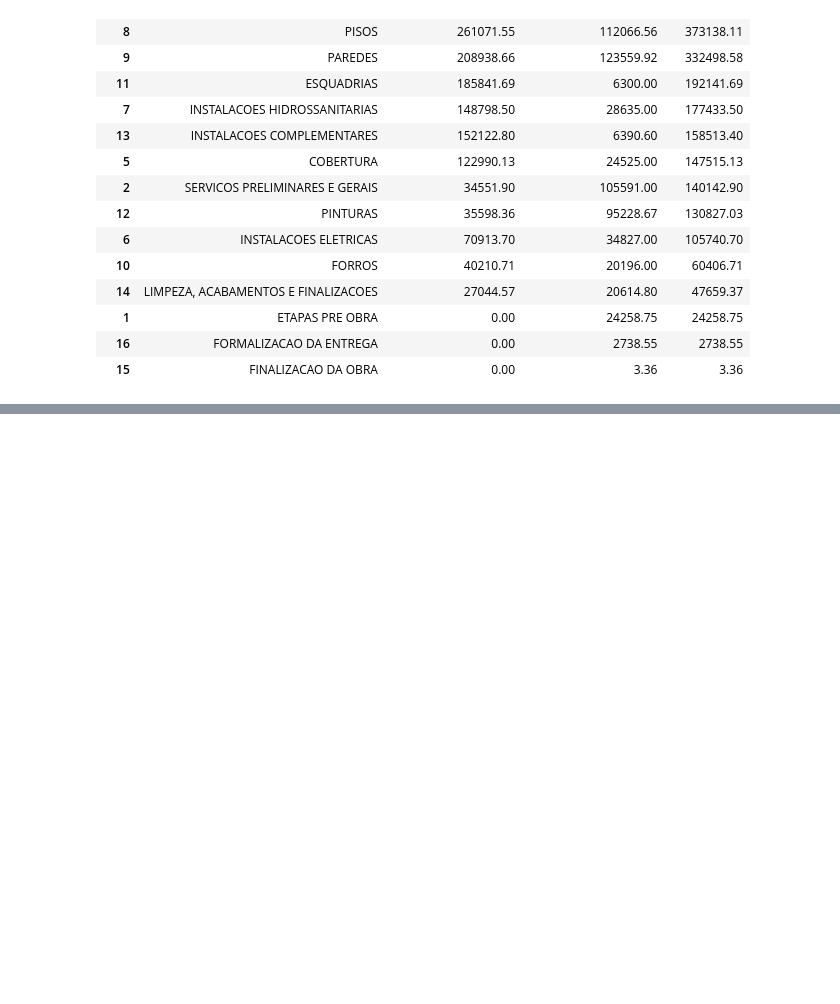
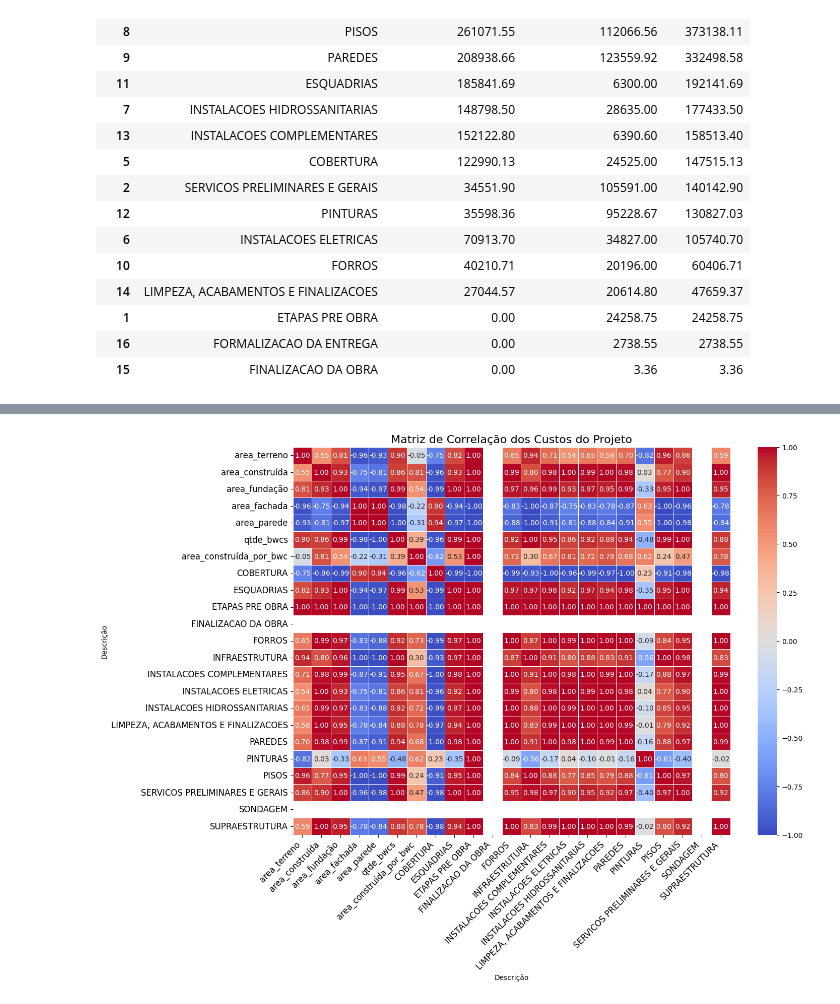
Before and after one commit to vector-b/makasi-data, a Jupyter notebook: _initial_eda.ipynb, the cells around one changed output, grey strips where cells are left out. Cells and saved outputs as stored; diff of their text form; code cells hidden in the pictures; blank space fills up the shorter version.

```diff
--- a/_initial_eda.ipynb
+++ b/_initial_eda.ipynb
@@ -118,3 +126,18 @@ all_tables
+# %%
+numeric_cols = all_tables.select_dtypes(include=['float64']).columns
+corr = all_tables[numeric_cols].corr()
+plt.figure(figsize=(14, 10))
+
+sns.heatmap(corr, annot=True, fmt=".2f", cmap='coolwarm', linewidths=0.5, annot_kws={"size": 10})
+
+plt.xticks(rotation=45, ha='right', fontsize=12)
+plt.yticks(fontsize=12)
+
+plt.title('Matriz de Correlação dos Custos do Projeto', fontsize=16)
+
+plt.show()
+# %% [output]
+[figure, added]
 # %%
 h_totals
 # %% [output]
```
Also changed, not shown: parts of 8 cells of this notebook, 7 other files.
